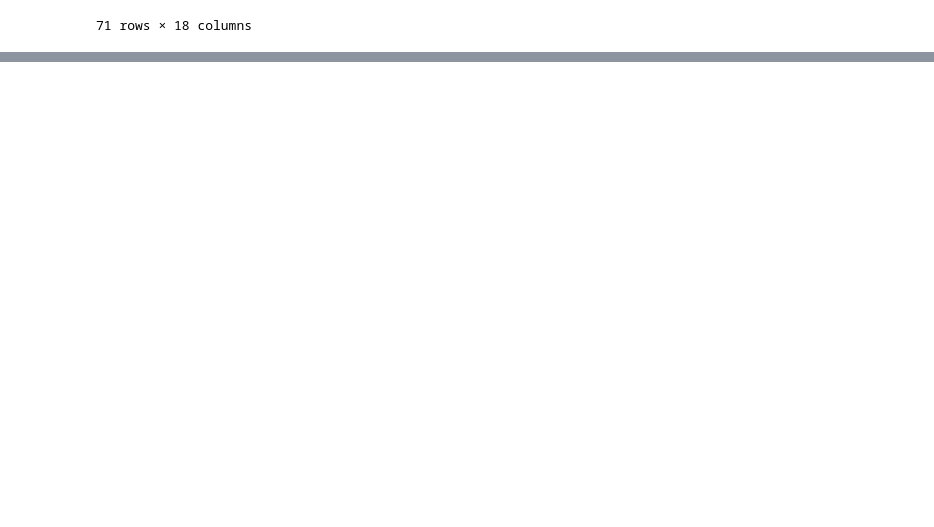
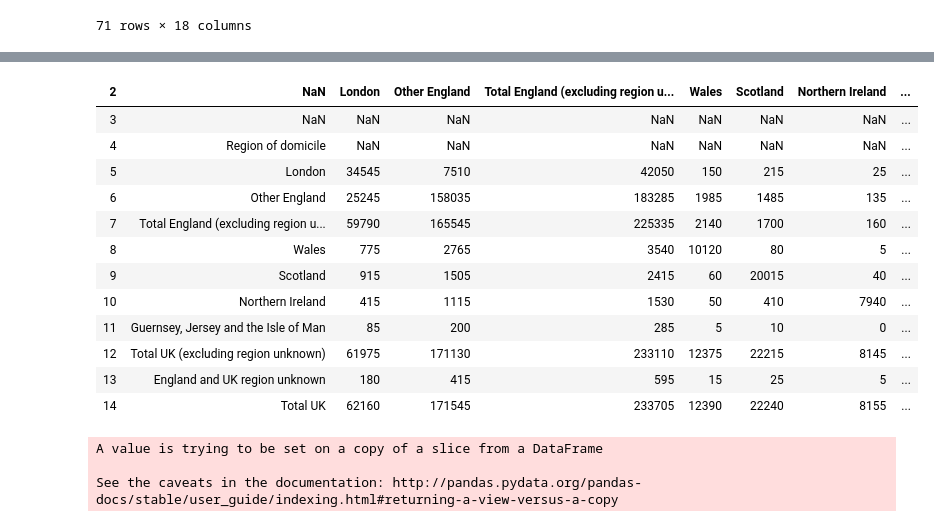
Before and after one commit to Jishenshen/Employment, a Jupyter notebook: data.ipynb, the cells around one changed output, grey strips where cells are left out. Cells and saved outputs as stored; diff of their text form; code cells hidden in the pictures; blank space fills up the shorter version.

```diff
--- a/data.ipynb
+++ b/data.ipynb
@@ -26,0 +65,28 @@ data
+# %%
+data_domicile_employment_2016=data_2016.loc[2:14]
+# data_domicile_employment_2016.drop(data_domicile_employment_2016.index[0])
+# %%
+data_domicile_employment_2016.columns=data_domicile_employment_2016.iloc[0]
+domicile_employment_2016 = data_domicile_employment_2016[1:]
+domicile_employment_2016
+# %% [output]
+| 2 | NaN | London | Other England | Total England (excluding region u... | Wales | Scotland | Northern Ireland | ... |
+| 3 | NaN | NaN | NaN | NaN | NaN | NaN | NaN | ... |
+| 4 | Region of domicile | NaN | NaN | NaN | NaN | NaN | NaN | ... |
+| 5 | London | 34545 | 7510 | 42050 | 150 | 215 | 25 | ... |
+| 6 | Other England | 25245 | 158035 | 183285 | 1985 | 1485 | 135 | ... |
+| 7 | Total England (excluding region u... | 59790 | 165545 | 225335 | 2140 | 1700 | 160 | ... |
+| 8 | Wales | 775 | 2765 | 3540 | 10120 | 80 | 5 | ... |
+| 9 | Scotland | 915 | 1505 | 2415 | 60 | 20015 | 40 | ... |
+| 10 | Northern Ireland | 415 | 1115 | 1530 | 50 | 410 | 7940 | ... |
+| 11 | Guernsey, Jersey and the Isle of Man | 85 | 200 | 285 | 5 | 10 | 0 | ... |
+| 12 | Total UK (excluding region unknown) | 61975 | 171130 | 233110 | 12375 | 22215 | 8145 | ... |
+| 13 | England and UK region unknown | 180 | 415 | 595 | 15 | 25 | 5 | ... |
+| 14 | Total UK | 62160 | 171545 | 233705 | 12390 | 22240 | 8155 | ... |
+# %%
+domicile_employment_2016.rename(columns={np.nan: "Region of domicile"}, inplace=True)
+domicile_employment_2016_new=domicile_employment_2016.drop([3,4])
+# %% [output]
+A value is trying to be set on a copy of a slice from a DataFrame
+
+See the caveats in the documentation: http://pandas.pydata.org/pandas-docs/stable/user_guide/indexing.html#returning-a-view-versus-a-copy
```
Also changed, not shown: parts of 12 cells of this notebook, 3 other files.
